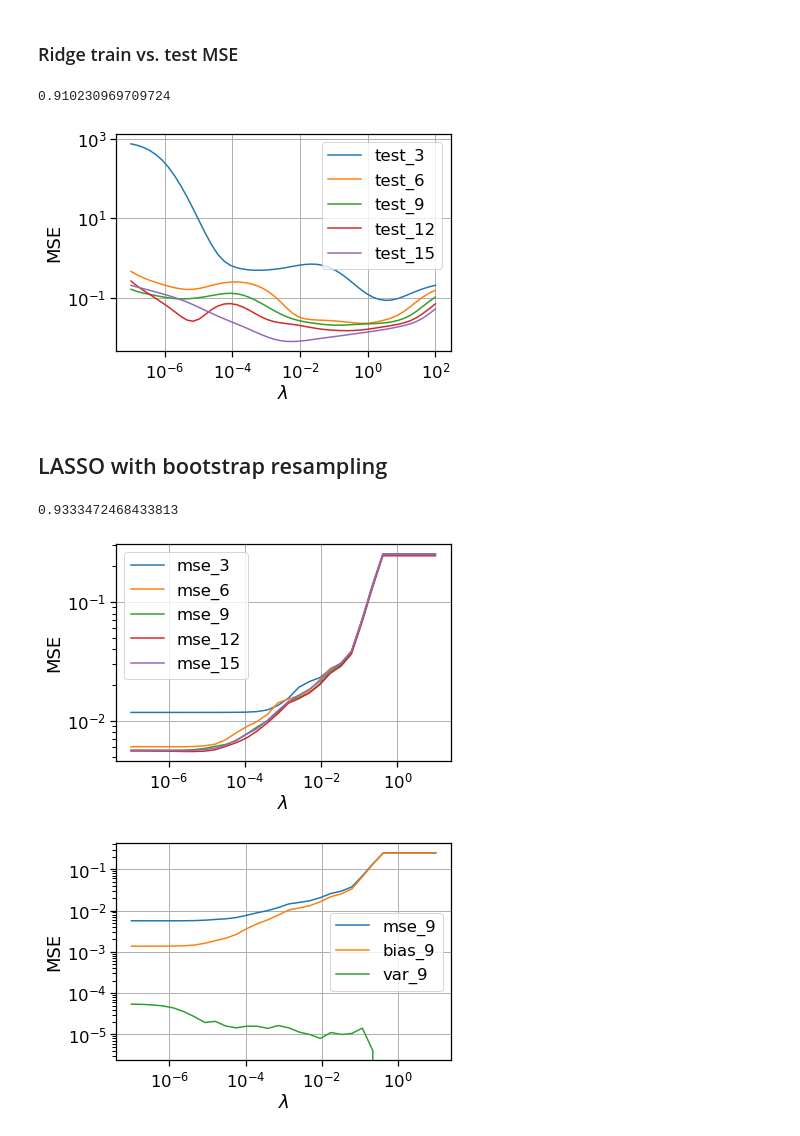
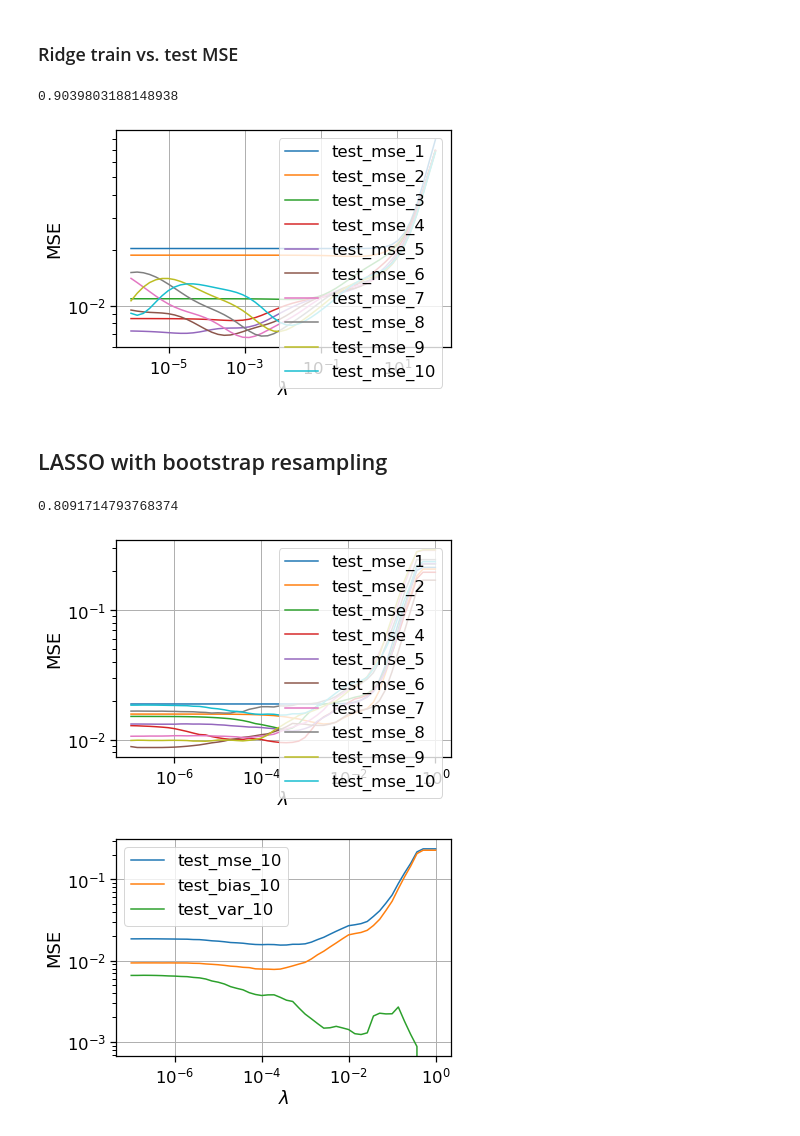
Before and after one commit to fonstelien/FYS-STK4155, a Jupyter notebook: project1/project1.ipynb, the cells around one changed output. Drawn from its saved outputs; the diff is of its cells as text; code cells hidden in the pictures.

Commit message:
refactored into functions. lasso+ridge remove p truncation

```diff
--- a/project1/project1.ipynb
+++ b/project1/project1.ipynb
@@ -9,8 +9,8 @@ from ridge import *
 from lasso import *
 # %%
 NOISE = .05
-NUM_SAMPLES = 10000
-MAX_POLY_ORDER = 15
+NUM_SAMPLES = 100
+MAX_POLY_ORDER = 10
 NUM_BOOTSTRAPS = 20
 np.random.seed(0)
 # %% [markdown]
@@ -130,37 +109,26 @@ plt.show()
 # %% [markdown]
 ### Ridge train vs. test MSE
 # %%
-#%%timeit -n1 -r1
 x, y = randmesh(sn=NUM_SAMPLES)
 X = make_design_matrix(x, y, pn=MAX_POLY_ORDER)
 z, f, var_eps = franke_sampler(x.T[0], y.T[0], noise=NOISE)
 
-lambdas = np.logspace(-7, 2, 50)
-polynomial_orders = list(range(3, MAX_POLY_ORDER+1, 3))
+lambdas = np.logspace(-6, 2, 50)
+polynomial_orders = list(range(1,MAX_POLY_ORDER+1,1))
 
-test_cols = [f"train_{pn} test_{pn}" for pn in polynomial_orders]
-test_cols = " ".join(test_cols)
-test_cols = test_cols.split()
-
-ridge_k_df = DataFrame(columns=["lambda"] + test_cols)
-ridge_k_df["lambda"] = lambdas
-
-for pn in polynomial_orders:
-    Xpn = truncate_to_poly(X, pn)
-    mse_train, mse_test = ridge_kfold(Xpn, z, lambdas=lambdas, k=10)
-    ridge_k_df[f"train_{pn}"] = mse_train
-    ridge_k_df[f"test_{pn}"] = mse_test
-
-print(best_r2(ridge_k_df[f"test_{pn}"], z))
+ridge_k_df = run_ridge_kfold(X, z, k=10, polynomial_orders=polynomial_orders, lambdas=lambdas)
-# %% [output]
-0.910230969709724
+# %%
+pn = polynomial_orders[-1]
+print(best_r2(ridge_k_df[f"test_mse_{pn}"], z))
+# %% [output]
+0.9039803188148938
 # %%
-ax = ridge_k_df.plot(x="lambda", y=[f"test_{pn}" for pn in polynomial_orders], logy=True, logx=True)
+ax = ridge_k_df.plot(x="lambda", y=[f"test_mse_{pn}" for pn in polynomial_orders], logy=True, logx=True)
 ax.set_xlabel("$\lambda$")
 ax.set_ylabel("MSE")
 ax.grid(True)
 # %% [output]
-[figure, old version]
+[figure, new version]
 # %%
 #plt.figure(figsize=(10,5))
 #sns.heatmap(DataFrame(Vt.T @ np.linalg.inv(S**2 + L) @ S @ U.T))
@@ -173,45 +141,33 @@ ax.grid(True)
 #%%timeit -n1 -r1
 x, y = randmesh(sn=NUM_SAMPLES)
 X = make_design_matrix(x, y, pn=MAX_POLY_ORDER)
-z, f, var_eps = franke_sampler(x.T[0], y.T[0], noise=NOISE)
+z, f, _ = franke_sampler(x.T[0], y.T[0], noise=NOISE)
 
-lambdas = np.logspace(-7, 1, 30)
-polynomial_orders = list(range(3,MAX_POLY_ORDER+1, 3))
-#polynomial_orders = [6]
+lambdas = np.logspace(-7, 0, 50)
+polynomial_orders = list(range(1,MAX_POLY_ORDER+1, 1))
+#polynomial_orders = [1,3,5,7,9]
 
-test_cols = [f"mse_{pn} bias_{pn} var_{pn}" for pn in polynomial_orders]
-test_cols = " ".join(test_cols)
-test_cols = test_cols.split()
-
-lasso_bs_df = DataFrame(columns=["lambda", "train"] + test_cols)
-lasso_bs_df["lambda"] = lambdas
-
-for pn in polynomial_orders:
-    Xpn = truncate_to_poly(X, pn)
-    mse_train, mse_test, bias_test, var_test = lasso_bootstrap(Xpn, z, f, lambdas=lambdas, train_size=.7, bootstraps=5, max_iter=1E5, warm_start=True, precompute=True)
-    lasso_bs_df[f"train"] = mse_train
-    lasso_bs_df[f"mse_{pn}"] = mse_test
-    lasso_bs_df[f"bias_{pn}"] = bias_test
-    lasso_bs_df[f"var_{pn}"] = var_test
+skl_lasso_opts = {'max_iter':1E5, 'fit_intercept':False, 'warm_start':True, 'precompute':True, 'tol':.01, 'selection':'random', 'random_state':0}
+lasso_bs_df = lasso_bootstrap(X, z, f, polynomial_orders=polynomial_orders, lambdas=lambdas, train_size=.7, bootstraps=20, **skl_lasso_opts)
 # %%
-pn = 15
-print(best_r2(lasso_bs_df[f"mse_{pn}"], z))
+pn = polynomial_orders[-1]
+print(best_r2(lasso_bs_df[f"test_mse_{pn}"], z))
 # %% [output]
-0.9333472468433813
+0.8091714793768374
 # %%
 
-ax = lasso_bs_df.plot(x="lambda", y=[f"mse_{pn}" for pn in polynomial_orders], logy=True, logx=True)
+ax = lasso_bs_df.plot(x="lambda", y=[f"test_mse_{pn}" for pn in polynomial_orders], logy=True, logx=True)
 ax.set_xlabel("$\lambda$")
 ax.set_ylabel("MSE")
 ax.grid(True)
 
 pn = pn
-ax = lasso_bs_df.plot(x="lambda", y=[f"mse_{pn}", f"bias_{pn}", f"var_{pn}"], logy=True, logx=True)
+ax = lasso_bs_df.plot(x="lambda", y=[f"test_mse_{pn}", f"test_bias_{pn}", f"test_var_{pn}"], logy=True, logx=True)
 ax.set_xlabel("$\lambda$")
 ax.set_ylabel("MSE")
 ax.grid(True)
 
 plt.show()
 # %% [output]
-[figure, old version]
+[figure, new version]
-[figure, old version]
+[figure, new version]
```
Also changed, not shown: parts of 12 cells of this notebook, 4 other files.
